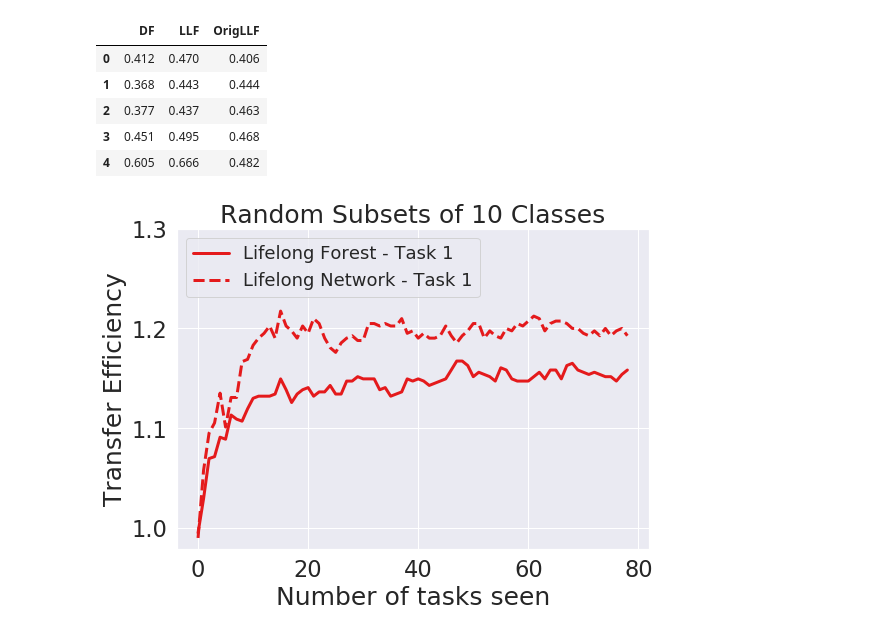
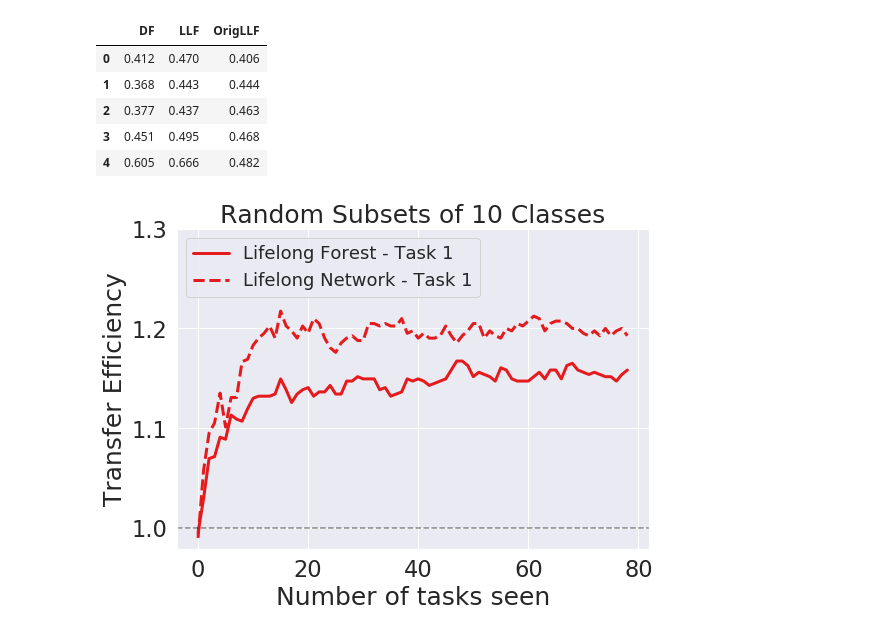
Before and after one commit to neurodata/lifelong-learning, a Jupyter notebook: jkl_test/plotting_jkl.ipynb, the cells around one changed output. Drawn from its saved outputs; the diff is of its cells as text; code cells hidden in the pictures.

```diff
--- a/jkl_test/plotting_jkl.ipynb
+++ b/jkl_test/plotting_jkl.ipynb
@@ -35,23 +35,24 @@ scores_ln.head()
 # %%
 sns.set()
 
 c=sns.color_palette('Set1')
 
 fs=25
 ls=22.5
 fig, ax = plt.subplots(1,1, figsize=(8,6))
 ax.plot(DF[0] / OrigLLF, label='Lifelong Forest - Task 1', lw=3, c=c[0])
 ax.plot(DF_ln[0] / OrigLLF_ln[:79], label='Lifelong Network - Task 1', lw=3, c=c[0], ls='--')
 # ax.axhline(np.mean(DF / LLF), label='Average FTE', lw=3, c=c[1])
 # ax.axhline(np.mean())
 ax.legend(loc='upper left', fontsize=18)
 ax.set_ylabel('Transfer Efficiency', fontsize=fs)
 ax.set_xlabel('Number of tasks seen', fontsize=fs)
 ax.set_title('Random Subsets of 10 Classes', fontsize=fs)
 # ax.set_ylim(1-0.01, 1.2+0.01)
 ax.set_yticks([1, 1.1, 1.2, 1.3])
 ax.tick_params(labelsize=ls)
+ax.axhline(y=1, ls='--', alpha=0.5, c='k')
 plt.tight_layout()
-plt.savefig('random_subsets_of_10_classes_with_LN.pdf')
+# plt.savefig('random_subsets_of_10_classes_with_LN.pdf')
 # %% [output]
-[figure, old version]
+[figure, new version]
```
Also changed, not shown: 3 other files.
